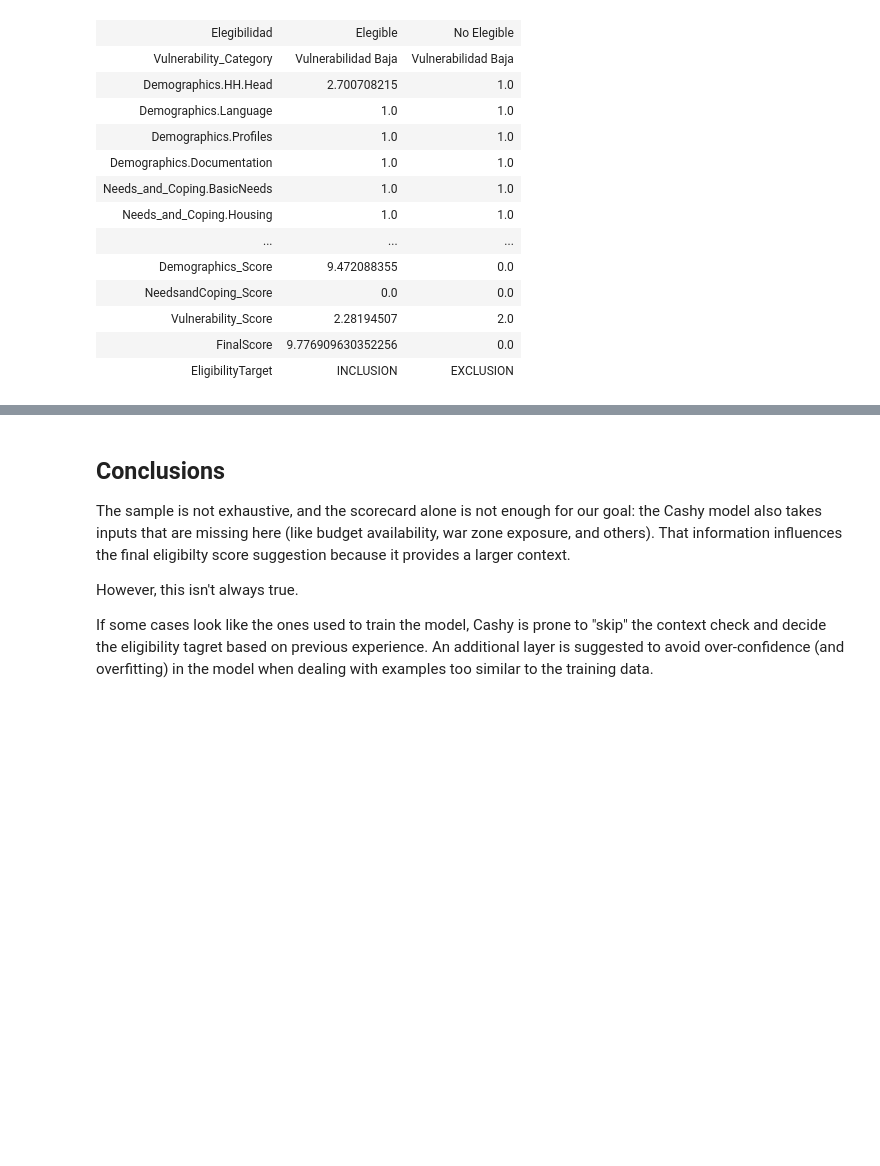
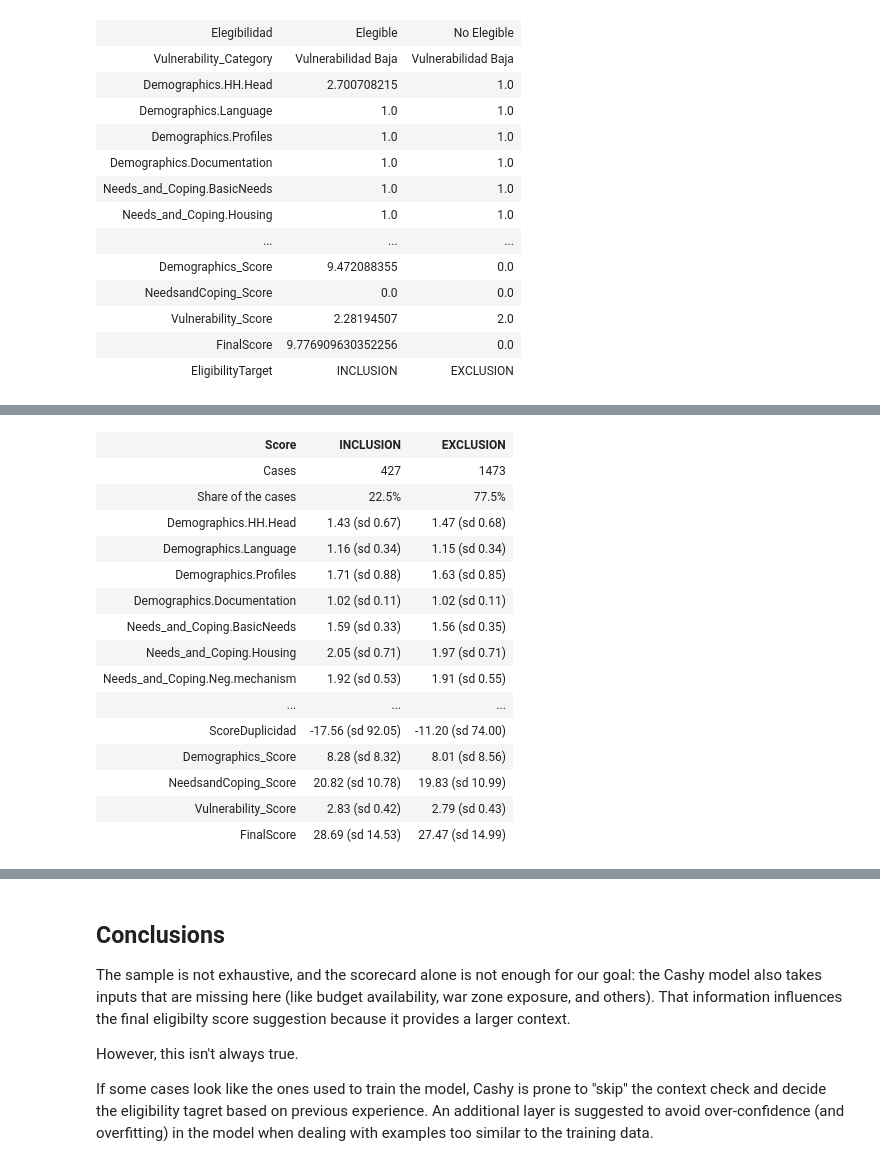
Before and after one commit to Alice1704/refugees_inclusion_hackathon, a Jupyter notebook: data_analysis.ipynb, the cells around one changed output, grey strips where cells are left out. Saved outputs shown, nothing was run; the diff lists cells and outputs as text; code cells hidden in the pictures; blank space fills up the shorter version.

```diff
--- a/data_analysis.ipynb
+++ b/data_analysis.ipynb
@@ -222,0 +240,81 @@ display(HTML(html_table))
+# %%
+scores = [ # every field that carries a number
+    "Demographics.HH.Head",
+    "Demographics.Language",
+    "Demographics.Profiles",
+    "Demographics.Documentation",
+    "Needs_and_Coping.BasicNeeds",
+    "Needs_and_Coping.Housing",
+    "Needs_and_Coping.Neg.mechanism",
+    "Needs_and_Coping.Dependency",
+    "NumIntegrantes",
+    "ScoreCOMAR_PIL",
+    "ScoreIntenciones",
+    "ScoreDuplicidad",
+    "Demographics_Score",
+    "NeedsandCoping_Score",
+    "Vulnerability_Score",
+    "FinalScore",
+]
+
+categories = [ # every field that does not
+    "month",
+    "Vulnerability_Category",
+    "OficinaACNUR",
+    "dependencyCategory",
+    "FemaleHeadedHousehold",
+    "CuidadorSolo",
+    "HablaEspanol",
+    "Analfabeta_si",
+]
+
+labels = np.array([row["EligibilityTarget"] == "INCLUSION" for row in rows])
+
+numeric = { # an empty penalty reads as no penalty
+    name: np.array([float(row[name] or 0) for row in rows])
+    for name in scores
+}
+
+new_data = [
+    ("Cases", f"{labels.sum()}", f"{(~labels).sum()}"),
+    ("Share of the cases", f"{labels.mean():.1%}", f"{1 - labels.mean():.1%}"),
+    *[
+        (
+            name,
+            f"{values[labels].mean():.2f} (sd {values[labels].std():.2f})",
+            f"{values[~labels].mean():.2f} (sd {values[~labels].std():.2f})",
+        )
+        for name, values in numeric.items()
+    ],
+]
+
+display(HTML(
+    "<table border='1'>" +
+    "<tr>" +
+    "".join(f"<th>{col}</th>" for col in ("Score", "INCLUSION", "EXCLUSION")) +
+    "</tr>" +
+    "".join(
+        "<tr>" +
+        "".join(f"<td>{cell}</td>" for cell in row) +
+        "</tr>"
+        for row in new_data
+    ) +
+    "</table>"
+))
+# %% [output]
+| Score | INCLUSION | EXCLUSION |
+| Cases | 427 | 1473 |
+| Share of the cases | 22.5% | 77.5% |
+| Demographics.HH.Head | 1.43 (sd 0.67) | 1.47 (sd 0.68) |
+| Demographics.Language | 1.16 (sd 0.34) | 1.15 (sd 0.34) |
+| Demographics.Profiles | 1.71 (sd 0.88) | 1.63 (sd 0.85) |
+| Demographics.Documentation | 1.02 (sd 0.11) | 1.02 (sd 0.11) |
+| Needs_and_Coping.BasicNeeds | 1.59 (sd 0.33) | 1.56 (sd 0.35) |
+| Needs_and_Coping.Housing | 2.05 (sd 0.71) | 1.97 (sd 0.71) |
+| Needs_and_Coping.Neg.mechanism | 1.92 (sd 0.53) | 1.91 (sd 0.55) |
+| ... | ... | ... |
+| ScoreDuplicidad | -17.56 (sd 92.05) | -11.20 (sd 74.00) |
+| Demographics_Score | 8.28 (sd 8.32) | 8.01 (sd 8.56) |
+| NeedsandCoping_Score | 20.82 (sd 10.78) | 19.83 (sd 10.99) |
+| Vulnerability_Score | 2.83 (sd 0.42) | 2.79 (sd 0.43) |
+| FinalScore | 28.69 (sd 14.53) | 27.47 (sd 14.99) |
```
Also changed, not shown: parts of 10 cells of this notebook.
